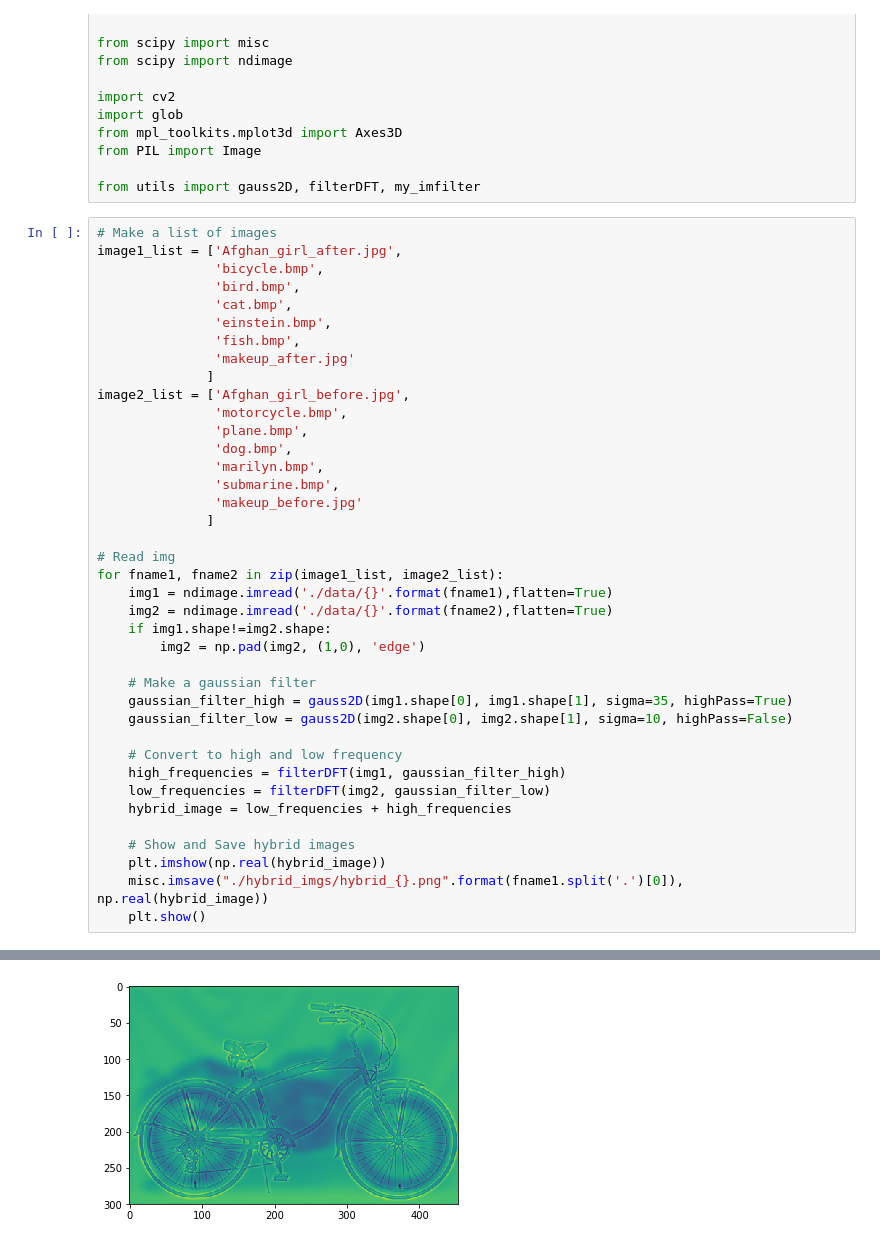
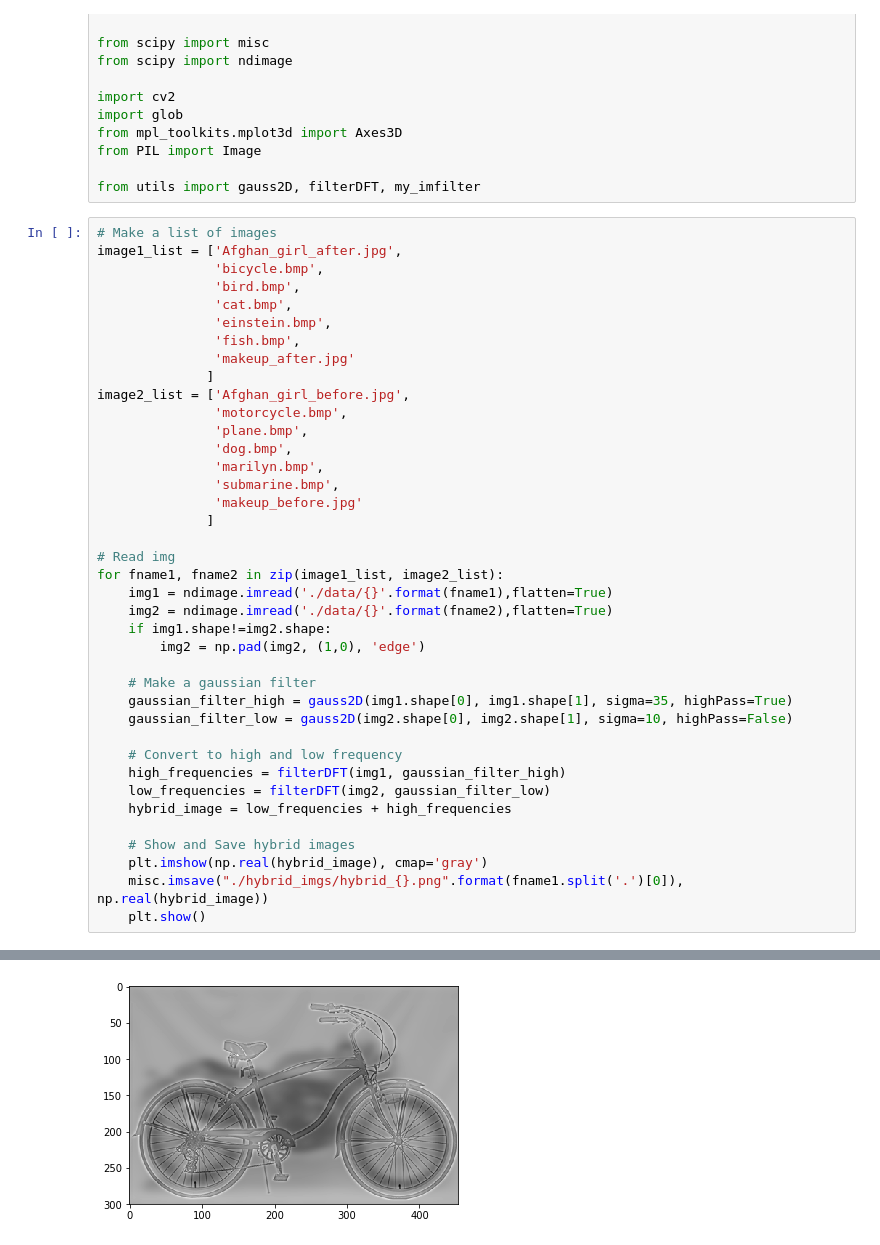
Before and after one commit to CrystalWei123/CameraCalibration, a Jupyter notebook: CV2019_HW2/Hybrid-image/Hybrid_Image.ipynb, the cells around one changed output, grey strips where cells are left out. Saved outputs shown, nothing was run; the diff lists cells and outputs as text.

```diff
--- a/CV2019_HW2/Hybrid-image/Hybrid_Image.ipynb
+++ b/CV2019_HW2/Hybrid-image/Hybrid_Image.ipynb
@@ -49,7 +49,7 @@ for fname1, fname2 in zip(image1_list, image2_list):
     hybrid_image = low_frequencies + high_frequencies
 
     # Show and Save hybrid images
-    plt.imshow(np.real(hybrid_image))
+    plt.imshow(np.real(hybrid_image), cmap='gray')
     misc.imsave("./hybrid_imgs/hybrid_{}.png".format(fname1.split('.')[0]), np.real(hybrid_image))
     plt.show()
 # %% [output]
@@ -57 +57 @@ for fname1, fname2 in zip(image1_list, image2_list):
-[figure, old version]
+[figure, new version]
```
Also changed, not shown: parts of 1 cell of this notebook, 1 other file.
